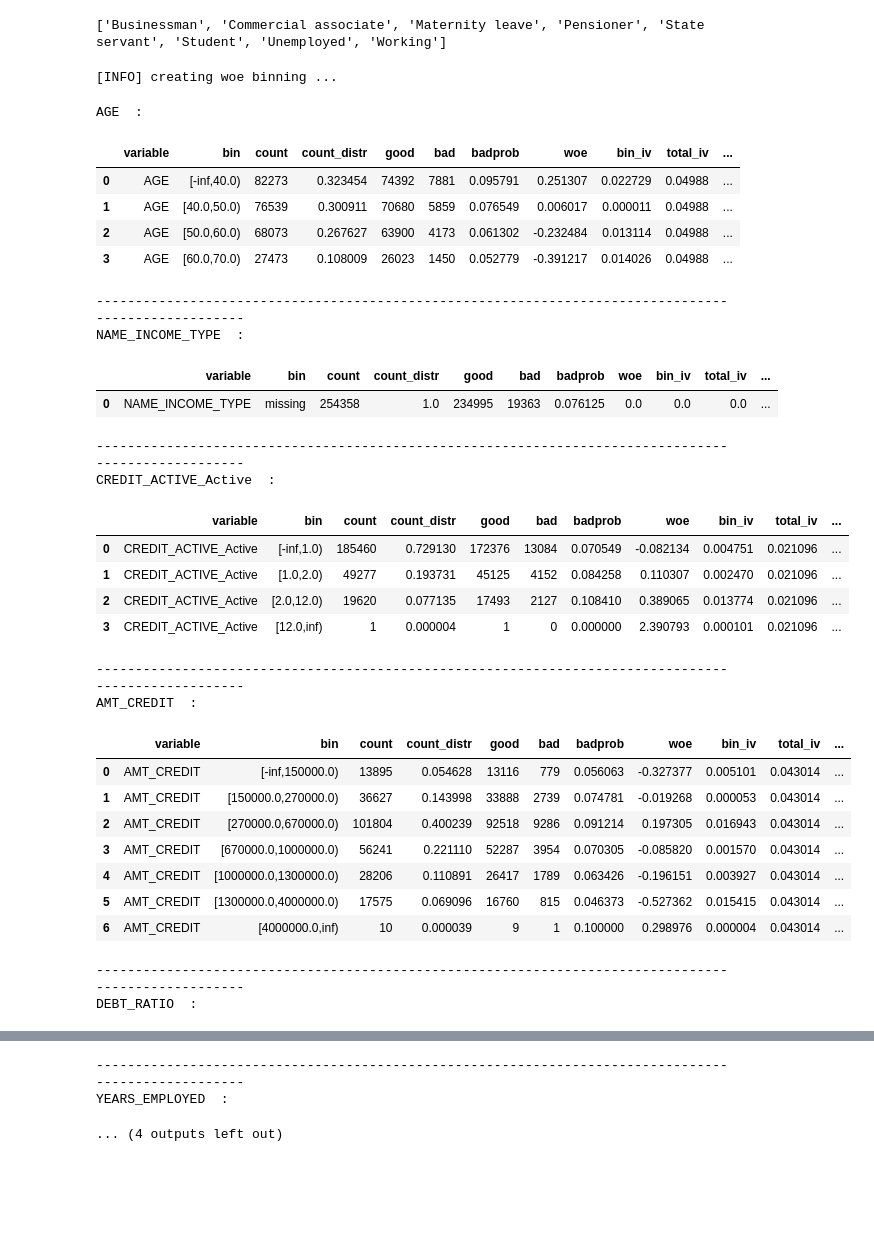
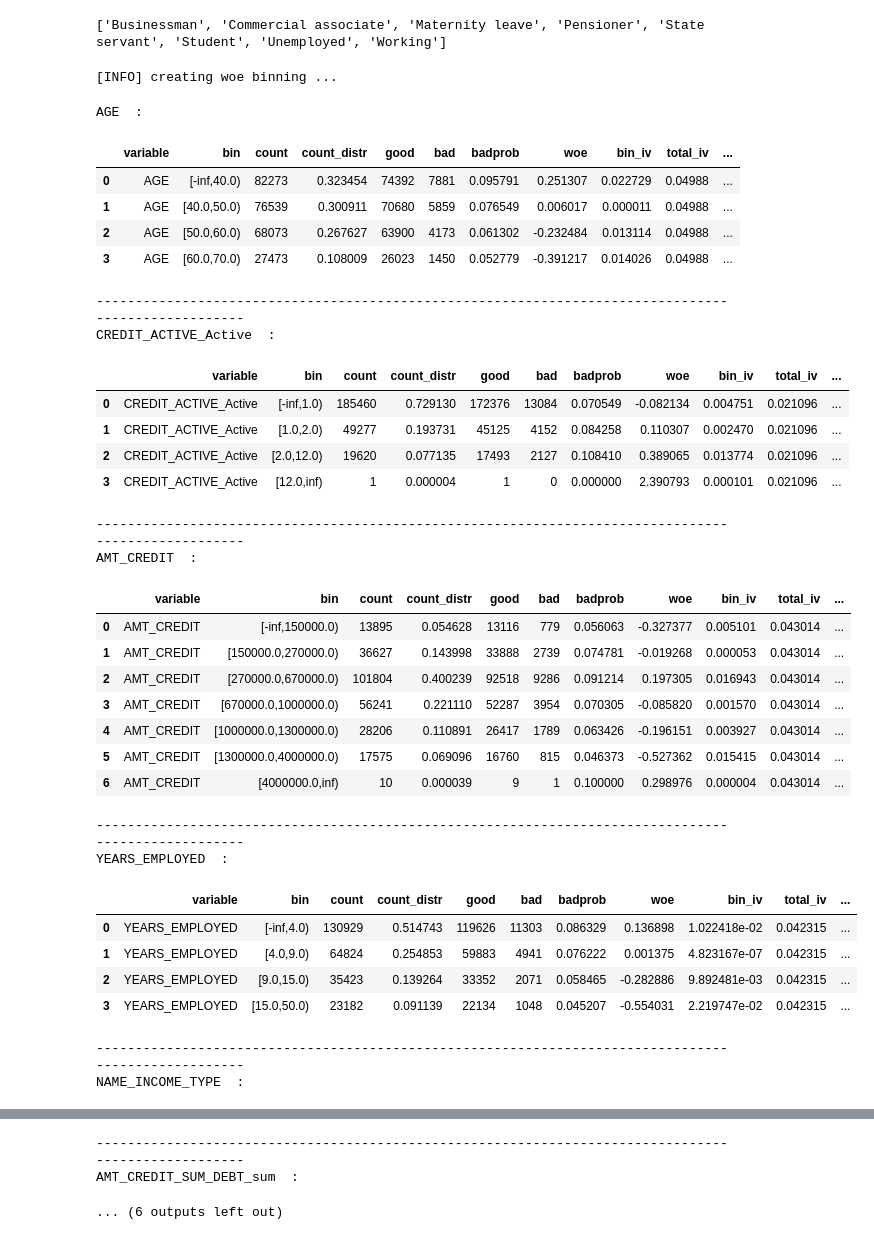
Before and after one commit to JohnErnestTan/Financial-Analytics-for-Elderly-care-Support-Loan-IS453, a Jupyter notebook: scorecard_custom_V1.ipynb, the cells around one changed output, grey strips where cells are left out. Drawn from its saved outputs; the diff is of its cells as text; code cells hidden in the pictures; blank space fills up the shorter version.

```diff
--- a/scorecard_custom_V1.ipynb
+++ b/scorecard_custom_V1.ipynb
@@ -27,7 +27,6 @@ df = df[[
     'AMT_CREDIT_SUM_DEBT_sum',
     'AGE',
     "CREDIT_ACTIVE_Active",
-    'NAME_INCOME_TYPE',
     'OCCUPATION_TYPE'
 
     # "DEBT_RATIO",
@@ -99,59 +100,56 @@ custom_breaks = {
     'DEBT_RATIO': [-np.inf, 0.055, 0.352, 1426.867],
     'AMT_CREDIT_SUM_DEBT_sum': [0, 8000, 55000, 65000, 90000],
     'AGE': [30, 40, 50, 60, 70],
-    "CREDIT_ACTIVE_Active": [0, 1, 2, 12.0],
+    "CREDIT_ACTIVE_Active": [0, 1, 2, 12.0]}
 
     # --- the only categorical we bin: list-of-lists is safest ---
-    'NAME_INCOME_TYPE': [
-        ["Working","State servant","Commercial associate"],
-        ["Pensioner","Student","Businessman"],
-        ["MISSING"]  # keep missing explicit
-    ],
-}
 
 # 3) Build bins; exclude the other categoricals by simply not passing them
 bins = sc.woebin(
     df,
     y='TARGET',
     breaks_list=custom_breaks,
     na_as_special=True
 )
 
 
 # Step 5: Display the results for verification
 for variable, bin_details in bins.items():
     print(variable, " : ")
     display(bin_details)  # Use display() in Jupyter notebooks or print if you're running in a script
     print("--" * 50)
 # %% [output]
 [INFO] creating woe binning ...
 AGE  :
 |  | variable | bin | count | count_distr | good | bad | badprob | woe | bin_iv | total_iv | ... |
 | 0 | AGE | [-inf,40.0) | 82273 | 0.323454 | 74392 | 7881 | 0.095791 | 0.251307 | 0.022729 | 0.04988 | ... |
 | 1 | AGE | [40.0,50.0) | 76539 | 0.300911 | 70680 | 5859 | 0.076549 | 0.006017 | 0.000011 | 0.04988 | ... |
 | 2 | AGE | [50.0,60.0) | 68073 | 0.267627 | 63900 | 4173 | 0.061302 | -0.232484 | 0.013114 | 0.04988 | ... |
 | 3 | AGE | [60.0,70.0) | 27473 | 0.108009 | 26023 | 1450 | 0.052779 | -0.391217 | 0.014026 | 0.04988 | ... |
 ----------------------------------------------------------------------------------------------------
-NAME_INCOME_TYPE  :
+CREDIT_ACTIVE_Active  :
 |  | variable | bin | count | count_distr | good | bad | badprob | woe | bin_iv | total_iv | ... |
-| 0 | NAME_INCOME_TYPE | missing | 254358 | 1.0 | 234995 | 19363 | 0.076125 | 0.0 | 0.0 | 0.0 | ... |
+| 0 | CREDIT_ACTIVE_Active | [-inf,1.0) | 185460 | 0.729130 | 172376 | 13084 | 0.070549 | -0.082134 | 0.004751 | 0.021096 | ... |
+| 1 | CREDIT_ACTIVE_Active | [1.0,2.0) | 49277 | 0.193731 | 45125 | 4152 | 0.084258 | 0.110307 | 0.002470 | 0.021096 | ... |
+| 2 | CREDIT_ACTIVE_Active | [2.0,12.0) | 19620 | 0.077135 | 17493 | 2127 | 0.108410 | 0.389065 | 0.013774 | 0.021096 | ... |
+| 3 | CREDIT_ACTIVE_Active | [12.0,inf) | 1 | 0.000004 | 1 | 0 | 0.000000 | 2.390793 | 0.000101 | 0.021096 | ... |
 ----------------------------------------------------------------------------------------------------
-CREDIT_ACTIVE_Active  :
+AMT_CREDIT  :
 |  | variable | bin | count | count_distr | good | bad | badprob | woe | bin_iv | total_iv | ... |
-| 0 | CREDIT_ACTIVE_Active | [-inf,1.0) | 185460 | 0.729130 | 172376 | 13084 | 0.070549 | -0.082134 | 0.004751 | 0.021096 | ... |
-| 1 | CREDIT_ACTIVE_Active | [1.0,2.0) | 49277 | 0.193731 | 45125 | 4152 | 0.084258 | 0.110307 | 0.002470 | 0.021096 | ... |
-| 2 | CREDIT_ACTIVE_Active | [2.0,12.0) | 19620 | 0.077135 | 17493 | 2127 | 0.108410 | 0.389065 | 0.013774 | 0.021096 | ... |
-| 3 | CREDIT_ACTIVE_Active | [12.0,inf) | 1 | 0.000004 | 1 | 0 | 0.000000 | 2.390793 | 0.000101 | 0.021096 | ... |
+| 0 | AMT_CREDIT | [-inf,150000.0) | 13895 | 0.054628 | 13116 | 779 | 0.056063 | -0.327377 | 0.005101 | 0.043014 | ... |
+| 1 | AMT_CREDIT | [150000.0,270000.0) | 36627 | 0.143998 | 33888 | 2739 | 0.074781 | -0.019268 | 0.000053 | 0.043014 | ... |
+| 2 | AMT_CREDIT | [270000.0,670000.0) | 101804 | 0.400239 | 92518 | 9286 | 0.091214 | 0.197305 | 0.016943 | 0.043014 | ... |
+| 3 | AMT_CREDIT | [670000.0,1000000.0) | 56241 | 0.221110 | 52287 | 3954 | 0.070305 | -0.085820 | 0.001570 | 0.043014 | ... |
+| 4 | AMT_CREDIT | [1000000.0,1300000.0) | 28206 | 0.110891 | 26417 | 1789 | 0.063426 | -0.196151 | 0.003927 | 0.043014 | ... |
+| 5 | AMT_CREDIT | [1300000.0,4000000.0) | 17575 | 0.069096 | 16760 | 815 | 0.046373 | -0.527362 | 0.015415 | 0.043014 | ... |
+| 6 | AMT_CREDIT | [4000000.0,inf) | 10 | 0.000039 | 9 | 1 | 0.100000 | 0.298976 | 0.000004 | 0.043014 | ... |
 ----------------------------------------------------------------------------------------------------
-AMT_CREDIT  :
+YEARS_EMPLOYED  :
 |  | variable | bin | count | count_distr | good | bad | badprob | woe | bin_iv | total_iv | ... |
-| 0 | AMT_CREDIT | [-inf,150000.0) | 13895 | 0.054628 | 13116 | 779 | 0.056063 | -0.327377 | 0.005101 | 0.043014 | ... |
-| 1 | AMT_CREDIT | [150000.0,270000.0) | 36627 | 0.143998 | 33888 | 2739 | 0.074781 | -0.019268 | 0.000053 | 0.043014 | ... |
-| 2 | AMT_CREDIT | [270000.0,670000.0) | 101804 | 0.400239 | 92518 | 9286 | 0.091214 | 0.197305 | 0.016943 | 0.043014 | ... |
-| 3 | AMT_CREDIT | [670000.0,1000000.0) | 56241 | 0.221110 | 52287 | 3954 | 0.070305 | -0.085820 | 0.001570 | 0.043014 | ... |
-| 4 | AMT_CREDIT | [1000000.0,1300000.0) | 28206 | 0.110891 | 26417 | 1789 | 0.063426 | -0.196151 | 0.003927 | 0.043014 | ... |
-| 5 | AMT_CREDIT | [1300000.0,4000000.0) | 17575 | 0.069096 | 16760 | 815 | 0.046373 | -0.527362 | 0.015415 | 0.043014 | ... |
-| 6 | AMT_CREDIT | [4000000.0,inf) | 10 | 0.000039 | 9 | 1 | 0.100000 | 0.298976 | 0.000004 | 0.043014 | ... |
+| 0 | YEARS_EMPLOYED | [-inf,4.0) | 130929 | 0.514743 | 119626 | 11303 | 0.086329 | 0.136898 | 1.022418e-02 | 0.042315 | ... |
+| 1 | YEARS_EMPLOYED | [4.0,9.0) | 64824 | 0.254853 | 59883 | 4941 | 0.076222 | 0.001375 | 4.823167e-07 | 0.042315 | ... |
+| 2 | YEARS_EMPLOYED | [9.0,15.0) | 35423 | 0.139264 | 33352 | 2071 | 0.058465 | -0.282886 | 9.892481e-03 | 0.042315 | ... |
+| 3 | YEARS_EMPLOYED | [15.0,50.0) | 23182 | 0.091139 | 22134 | 1048 | 0.045207 | -0.554031 | 2.219747e-02 | 0.042315 | ... |
 ----------------------------------------------------------------------------------------------------
-DEBT_RATIO  :
+NAME_INCOME_TYPE  :
 |  | variable | bin | count | count_distr | good | bad | badprob | woe | bin_iv | total_iv | ... |
@@ -162,6 +160,6 @@ DEBT_RATIO  :
 ----------------------------------------------------------------------------------------------------
-YEARS_EMPLOYED  :
+AMT_CREDIT_SUM_DEBT_sum  :
-... (4 outputs left out)
+... (6 outputs left out)
 # %%
 # sample code
 
```
Also changed, not shown: parts of 11 cells of this notebook, 5 other files.
